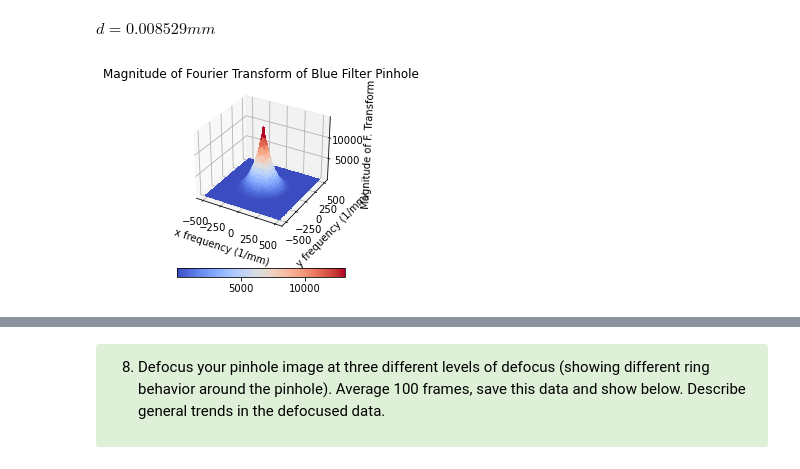
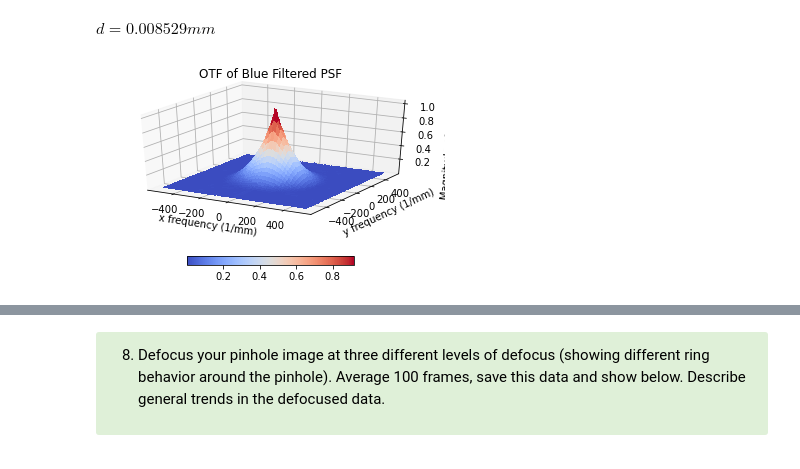
Before and after one commit to dishamishra/Labs_Imager, a Jupyter notebook: Lab3 Part2 (Clean).ipynb, the cells around one changed output, grey strips where cells are left out. Drawn from its saved outputs; the diff is of its cells as text; code cells hidden in the pictures.

```diff
--- a/Lab3 Part2 (Clean).ipynb
+++ b/Lab3 Part2 (Clean).ipynb
@@ -545,23 +555,28 @@ Text(0, 0.5, 'y position values (mm)')
 $d = 0.008529 mm$
 # %%
 %matplotlib inline
-transformed_func = fftshift(fft2(ifftshift(blue_wide_ap)))
+s = np.load('blue_wide_ap.npy')
+low = s[0:50,0:50]
+norm = s - np.mean(low)
+norm = norm / np.sum(norm)
+transformed_func = fftshift(fft2(ifftshift(norm)))
+
 fig, ax = plt.subplots(subplot_kw={"projection": "3d"})
 # Make data.
 fs = 104 / 100 * 1000
 X = np.linspace(-fs/2,fs/2*(200-2)/200,200)
 Y = np.linspace(-fs/2,fs/2*(200-2)/200,200)
 X, Y = np.meshgrid(X, Y)
 Z = np.abs(transformed_func)
 # Plot the surface.
 surf = ax.plot_surface(X, Y, Z, cmap=cm.coolwarm,
                        linewidth=0, antialiased=False)
 fig.colorbar(surf, shrink=0.5, aspect=20, orientation='horizontal')
 ax.set_xlabel('x frequency (1/mm)')
 ax.set_ylabel('y frequency (1/mm)')
 ax.set_zlabel('Magnitude of F. Transform')
-ax.set_title('Magnitude of Fourier Transform of Blue Filter Pinhole')
+ax.set_title('OTF of Blue Filtered PSF')
 plt.show()
 # %% [output]
-[figure, old version]
+[figure, new version]
 # %%
```
Also changed, not shown: parts of 18 cells of this notebook, 1 other file.
